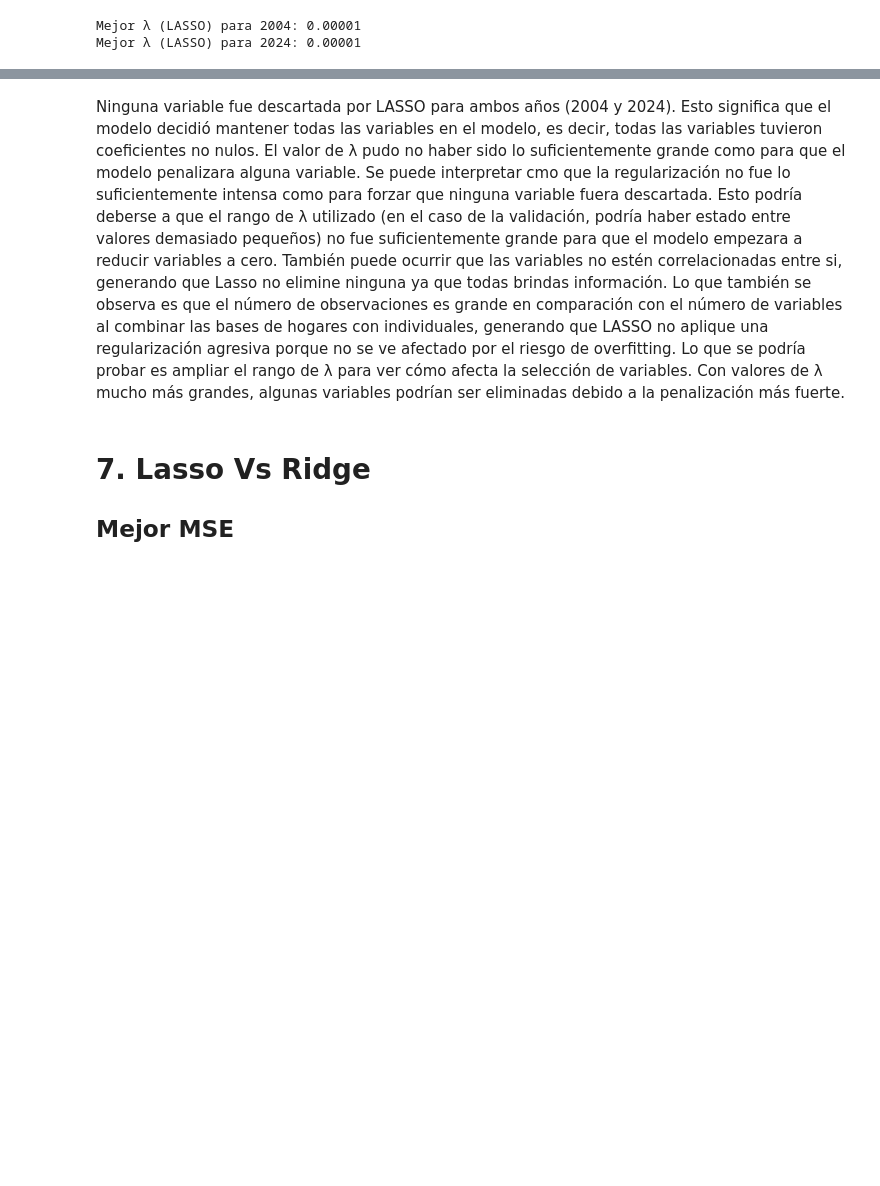
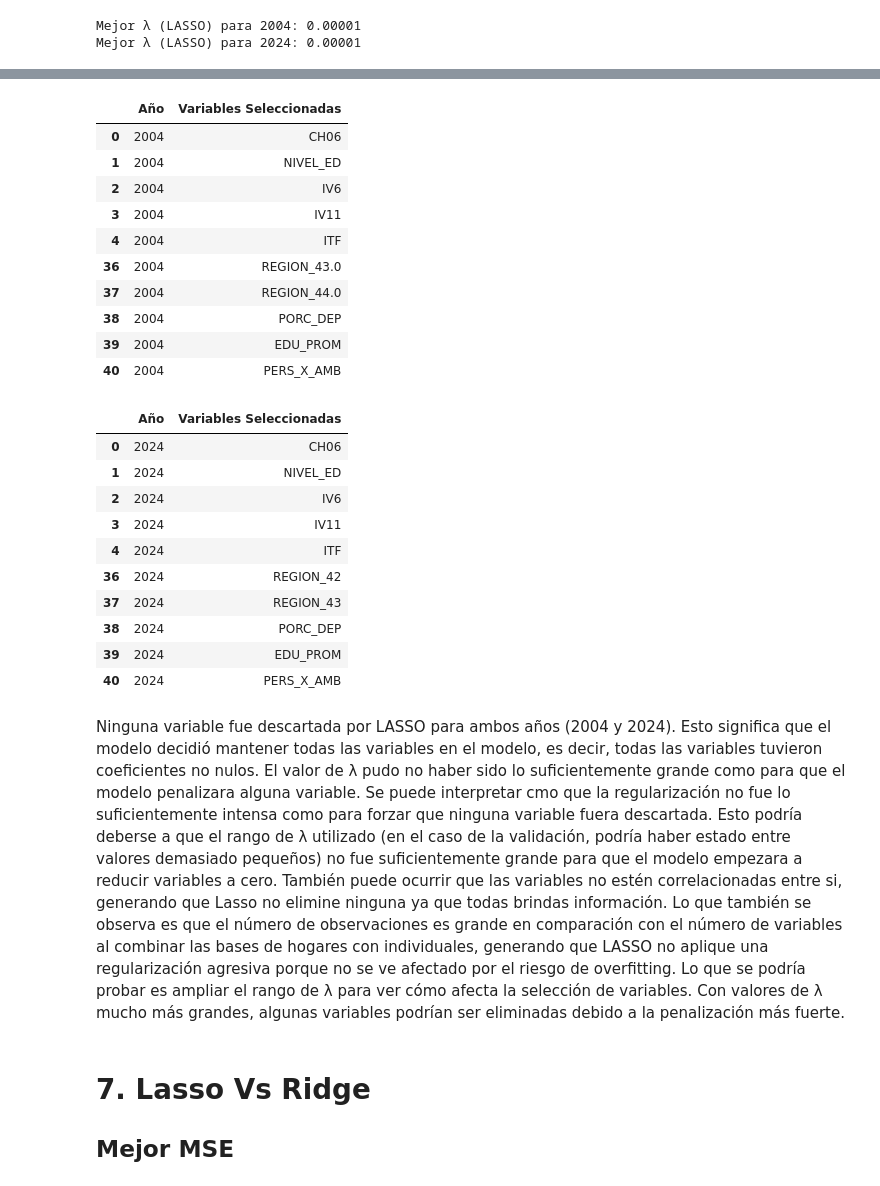
Before and after one commit to JorgeJimenezT/Big-Data-UBA---Jimenez-Menendez-Nunez, a Jupyter notebook: TP4/TP04.ipynb, the cells around one changed output, grey strips where cells are left out. Cells and saved outputs as stored; diff of their text form; code cells hidden in the pictures; blank space fills up the shorter version.

```diff
--- a/TP4/TP04.ipynb
+++ b/TP4/TP04.ipynb
@@ -1412,9 +1427,59 @@ Variables descartadas en LASSO para 2024: []
+# %%
+import pandas as pd
+
+# Obtener los coeficientes de LASSO
+coef_2004_lasso = pd.Series(lasso_model_2004.coef_[0], index=X_train_2004.columns)
+coef_2024_lasso = pd.Series(lasso_model_2024.coef_[0], index=X_train_2024.columns)
+
+# Filtrar las variables con coeficientes no nulos
+selected_features_2004_lasso = coef_2004_lasso[coef_2004_lasso != 0]
+selected_features_2024_lasso = coef_2024_lasso[coef_2024_lasso != 0]
+
+# DataFrames para las variables seleccionadas
+df_selected_features_2004 = pd.DataFrame({
+    'Año': ['2004'] * len(selected_features_2004_lasso),
+    'Variables Seleccionadas': list(selected_features_2004_lasso.index)
+})
+
+df_selected_features_2024 = pd.DataFrame({
+    'Año': ['2024'] * len(selected_features_2024_lasso),
+    'Variables Seleccionadas': list(selected_features_2024_lasso.index)
+})
+
+# Mostrar los primeros 5 y últimos 5 elementos del DataFrame
+df_first_last_2004 = pd.concat([df_selected_features_2004.head(5), df_selected_features_2004.tail(5)])
+df_first_last_2024 = pd.concat([df_selected_features_2024.head(5), df_selected_features_2024.tail(5)])
+
+# Mostrar el cuadro con las variables seleccionadas
+import IPython.display as display
+
+display.display(df_first_last_2004)
+display.display(df_first_last_2024)
+# %% [output]
+|  | Año | Variables Seleccionadas |
+| 0 | 2004 | CH06 |
+| 1 | 2004 | NIVEL_ED |
+| 2 | 2004 | IV6 |
+| 3 | 2004 | IV11 |
+| 4 | 2004 | ITF |
+| 36 | 2004 | REGION_43.0 |
+| 37 | 2004 | REGION_44.0 |
+| 38 | 2004 | PORC_DEP |
+| 39 | 2004 | EDU_PROM |
+| 40 | 2004 | PERS_X_AMB |
+|  | Año | Variables Seleccionadas |
+| 0 | 2024 | CH06 |
+| 1 | 2024 | NIVEL_ED |
+| 2 | 2024 | IV6 |
+| 3 | 2024 | IV11 |
+| 4 | 2024 | ITF |
+| 36 | 2024 | REGION_42 |
+| 37 | 2024 | REGION_43 |
+| 38 | 2024 | PORC_DEP |
+| 39 | 2024 | EDU_PROM |
+| 40 | 2024 | PERS_X_AMB |
 # %% [markdown]
-Ninguna variable fue descartada por LASSO para ambos años (2004 y 2024). Esto significa que el modelo decidió mantener todas las variables en el modelo, es decir, todas las variables tuvieron coeficientes no nulos.
-El valor de λ pudo no haber sido lo suficientemente grande como para que el modelo penalizara alguna variable. Se puede interpretar cmo que la regularización no fue lo suficientemente intensa como para forzar que ninguna variable fuera descartada.
-Esto podría deberse a que el rango de λ utilizado (en el caso de la validación, podría haber estado entre valores demasiado pequeños) no fue suficientemente grande para que el modelo empezara a reducir variables a cero. También puede ocurrir que las variables no estén correlacionadas entre si, generando que Lasso no elimine ninguna ya que todas brindas información.
-Lo que también se observa es que el número de observaciones es grande en comparación con el número de variables al combinar las bases de hogares con individuales, generando que LASSO no aplique una regularización agresiva porque no se ve afectado por el riesgo de overfitting.
-Lo que se podría probar es ampliar el rango de λ para ver cómo afecta la selección de variables. Con valores de λ mucho más grandes, algunas variables podrían ser eliminadas debido a la penalización más fuerte.
+Ninguna variable fue descartada por LASSO para ambos años (2004 y 2024). Esto significa que el modelo decidió mantener todas las variables en el modelo, es decir, todas las variables tuvieron coeficientes no nulos. El valor de λ pudo no haber sido lo suficientemente grande como para que el modelo penalizara alguna variable. Se puede interpretar cmo que la regularización no fue lo suficientemente intensa como para forzar que ninguna variable fuera descartada. Esto podría deberse a que el rango de λ utilizado (en el caso de la validación, podría haber estado entre valores demasiado pequeños) no fue suficientemente grande para que el modelo empezara a reducir variables a cero. También puede ocurrir que las variables no estén correlacionadas entre si, generando que Lasso no elimine ninguna ya que todas brindas información. Lo que también se observa es que el número de observaciones es grande en comparación con el número de variables al combinar las bases de hogares con individuales, generando que LASSO no aplique una regularización agresiva porque no se ve afectado por el riesgo de overfitting. Lo que se podría probar es ampliar el rango de λ para ver cómo afecta la selección de variables. Con valores de λ mucho más grandes, algunas variables podrían ser eliminadas debido a la penalización más fuerte.
 # %% [markdown]
 # 7. Lasso Vs Ridge
 ## Mejor MSE
```
Also changed, not shown: parts of 4 cells of this notebook.
